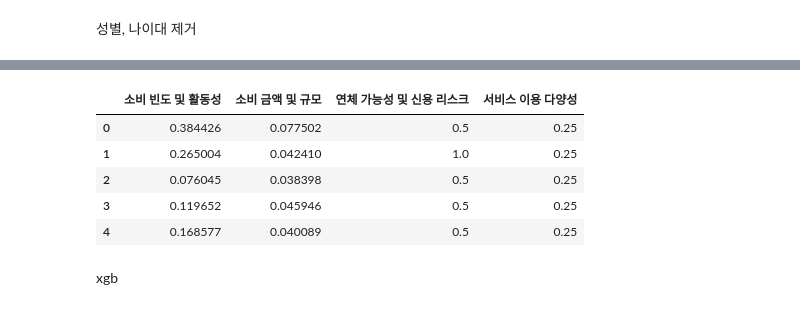
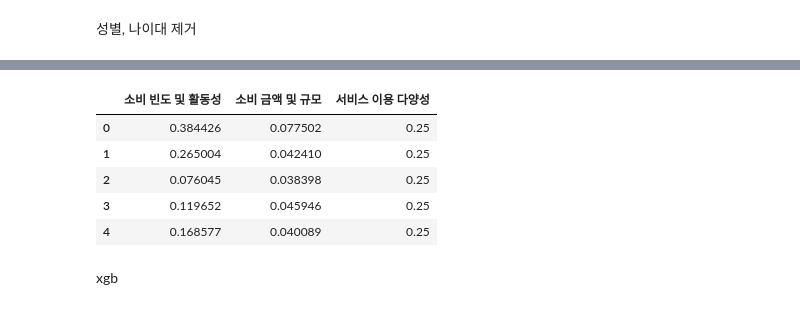
Before and after one commit to ev1025/Alternative-Credit-Scoring, a Jupyter notebook: 대안데이터 전처리, 모델링.ipynb, the cells around one changed output, grey strips where cells are left out. Cells and saved outputs as stored; diff of their text form; code cells hidden in the pictures.

```diff
--- a/대안데이터 전처리, 모델링.ipynb
+++ b/대안데이터 전처리, 모델링.ipynb
@@ -623,0 +288,6 @@ ROC AUC: 0.5605119444261895
+# %%
+# 신용카드 데이터
+credit_data = pd.read_csv('../alternative_data/credit(120만).csv')
+credit_data.rename(columns={'회원여부_연체':'연체여부'}, inplace=True)
+credit_data = credit_data.drop(['연체 가능성 및 신용 리스크'], axis=1)
+credit_data.head()
@@ -623,0 +301,4 @@ ROC AUC: 0.5605119444261895
+# %%
+x_test_p = credit_data.drop(['연체여부'], axis=1)
+y_test_p = credit_data['연체여부']
+print(x_test_p.shape, y_test_p.shape)
@@ -654,13 +519,13 @@ display(x_test_wo.head())
 # %%
 # 신용카드 이용 데이터
-x_test_p_wo = x_test_p.iloc[:,:4]
-display(x_test_p_wo.head())
+x_test_credit = x_test_p.iloc[:,:3]
+display(x_test_credit.head())
 # %% [output]
-|  | 소비 빈도 및 활동성 | 소비 금액 및 규모 | 연체 가능성 및 신용 리스크 | 서비스 이용 다양성 |
-| 0 | 0.384426 | 0.077502 | 0.5 | 0.25 |
-| 1 | 0.265004 | 0.042410 | 1.0 | 0.25 |
-| 2 | 0.076045 | 0.038398 | 0.5 | 0.25 |
-| 3 | 0.119652 | 0.045946 | 0.5 | 0.25 |
-| 4 | 0.168577 | 0.040089 | 0.5 | 0.25 |
+|  | 소비 빈도 및 활동성 | 소비 금액 및 규모 | 서비스 이용 다양성 |
+| 0 | 0.384426 | 0.077502 | 0.25 |
+| 1 | 0.265004 | 0.042410 | 0.25 |
+| 2 | 0.076045 | 0.038398 | 0.25 |
+| 3 | 0.119652 | 0.045946 | 0.25 |
+| 4 | 0.168577 | 0.040089 | 0.25 |
 # %% [markdown]
 xgb
```
Also changed, not shown: parts of 90 cells of this notebook.
